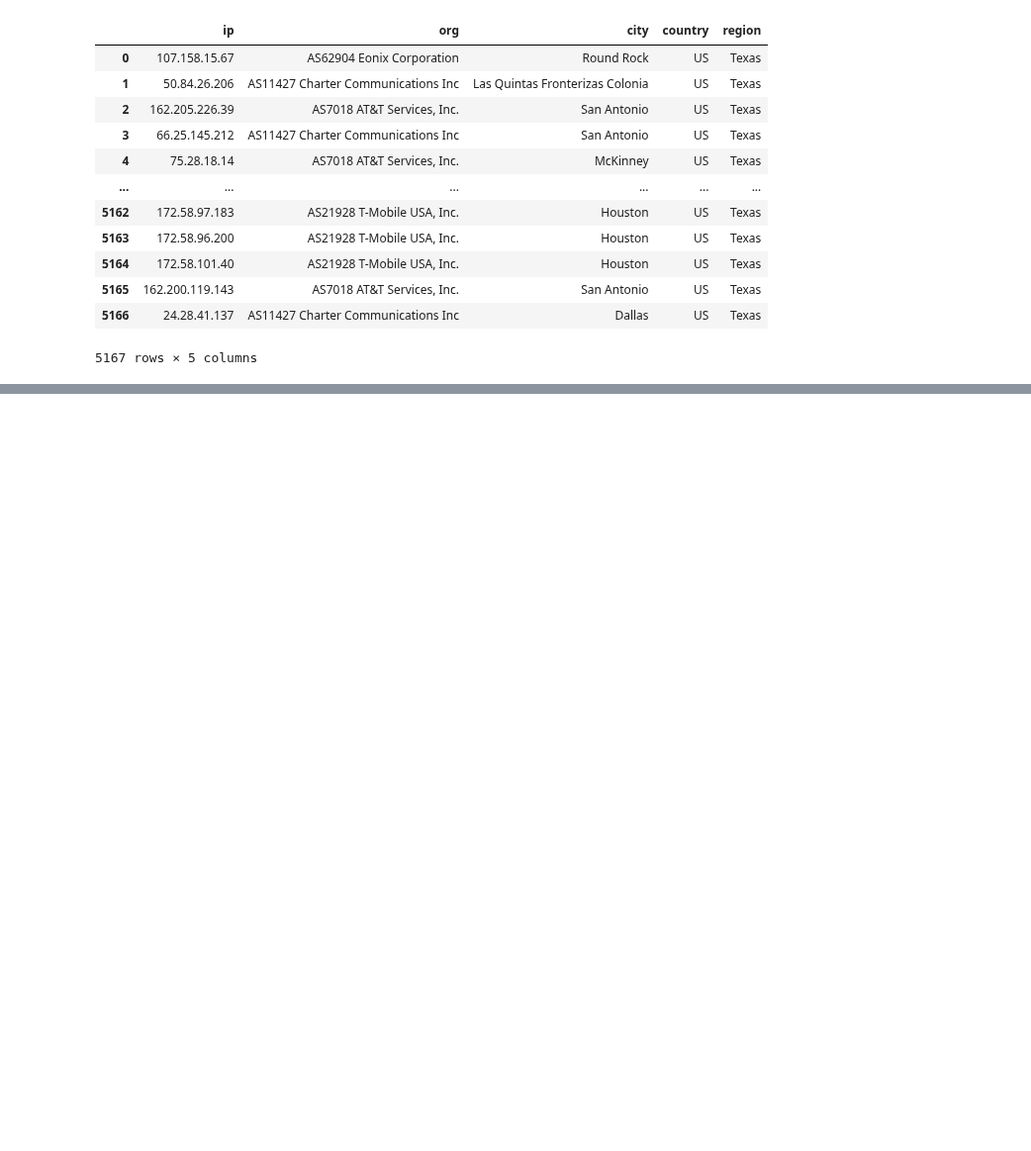
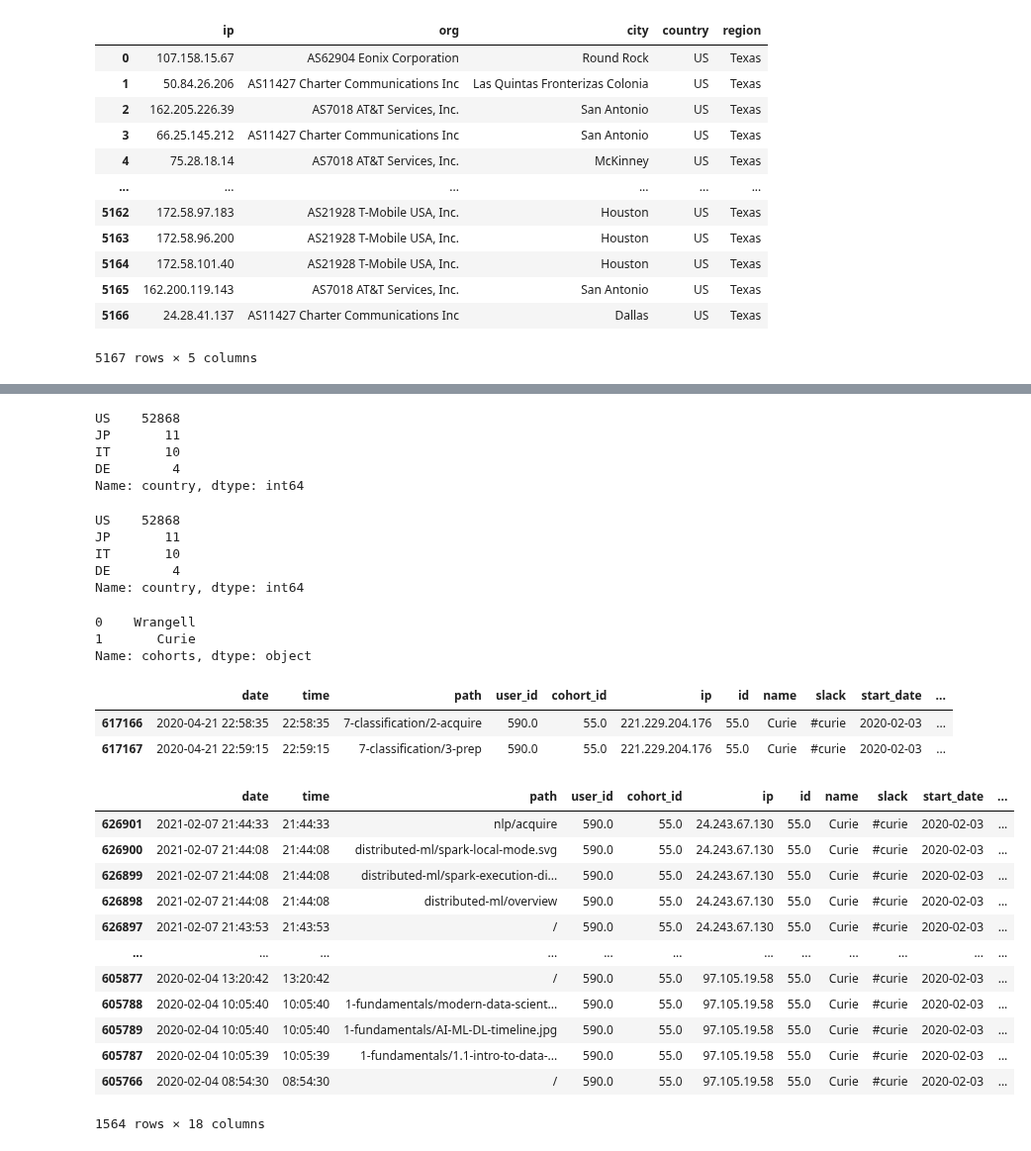
Before and after one commit to AACKV/anomaly_detection_project, a Jupyter notebook: Kyles_notebook.ipynb, the cells around one changed output, grey strips where cells are left out. Shown at 99% size. Drawn from its saved outputs; the diff is of its cells as text; code cells hidden in the pictures; blank space fills up the shorter version.

Commit message:
joined geo data with each entry, unregistered and codeup users

```diff
--- a/Kyles_notebook.ipynb
+++ b/Kyles_notebook.ipynb
@@ -1043,0 +1044,44 @@ memory usage: 103.0+ MB
+# %%
+very_final[very_final.program_id.isna()].country.value_counts()
+# %% [output]
+US    52868
+JP       11
+IT       10
+DE        4
+Name: country, dtype: int64
+# %%
+very_final[very_final.name.isna()].country.value_counts()
+# %% [output]
+US    52868
+JP       11
+IT       10
+DE        4
+Name: country, dtype: int64
+# %%
+pd.Series(very_final[very_final.country=='CN'].name.unique(), name='cohorts')
+# %% [output]
+0    Wrangell
+1       Curie
+Name: cohorts, dtype: object
+# %%
+very_final[(very_final.country=='CN') & (very_final.name=='Curie')]
+# %% [output]
+|  | date | time | path | user_id | cohort_id | ip | id | name | slack | start_date | ... |
+| 617166 | 2020-04-21 22:58:35 | 22:58:35 | 7-classification/2-acquire | 590.0 | 55.0 | 221.229.204.176 | 55.0 | Curie | #curie | 2020-02-03 | ... |
+| 617167 | 2020-04-21 22:59:15 | 22:59:15 | 7-classification/3-prep | 590.0 | 55.0 | 221.229.204.176 | 55.0 | Curie | #curie | 2020-02-03 | ... |
+# %%
+very_final[very_final.user_id == 590].sort_values(by='date', ascending=False)
+# %% [output]
+|  | date | time | path | user_id | cohort_id | ip | id | name | slack | start_date | ... |
+| 626901 | 2021-02-07 21:44:33 | 21:44:33 | nlp/acquire | 590.0 | 55.0 | 24.243.67.130 | 55.0 | Curie | #curie | 2020-02-03 | ... |
+| 626900 | 2021-02-07 21:44:08 | 21:44:08 | distributed-ml/spark-local-mode.svg | 590.0 | 55.0 | 24.243.67.130 | 55.0 | Curie | #curie | 2020-02-03 | ... |
+| 626899 | 2021-02-07 21:44:08 | 21:44:08 | distributed-ml/spark-execution-di... | 590.0 | 55.0 | 24.243.67.130 | 55.0 | Curie | #curie | 2020-02-03 | ... |
+| 626898 | 2021-02-07 21:44:08 | 21:44:08 | distributed-ml/overview | 590.0 | 55.0 | 24.243.67.130 | 55.0 | Curie | #curie | 2020-02-03 | ... |
+| 626897 | 2021-02-07 21:43:53 | 21:43:53 | / | 590.0 | 55.0 | 24.243.67.130 | 55.0 | Curie | #curie | 2020-02-03 | ... |
+| ... | ... | ... | ... | ... | ... | ... | ... | ... | ... | ... | ... |
+| 605877 | 2020-02-04 13:20:42 | 13:20:42 | / | 590.0 | 55.0 | 97.105.19.58 | 55.0 | Curie | #curie | 2020-02-03 | ... |
+| 605788 | 2020-02-04 10:05:40 | 10:05:40 | 1-fundamentals/modern-data-scient... | 590.0 | 55.0 | 97.105.19.58 | 55.0 | Curie | #curie | 2020-02-03 | ... |
+| 605789 | 2020-02-04 10:05:40 | 10:05:40 | 1-fundamentals/AI-ML-DL-timeline.jpg | 590.0 | 55.0 | 97.105.19.58 | 55.0 | Curie | #curie | 2020-02-03 | ... |
+| 605787 | 2020-02-04 10:05:39 | 10:05:39 | 1-fundamentals/1.1-intro-to-data-... | 590.0 | 55.0 | 97.105.19.58 | 55.0 | Curie | #curie | 2020-02-03 | ... |
+| 605766 | 2020-02-04 08:54:30 | 08:54:30 | / | 590.0 | 55.0 | 97.105.19.58 | 55.0 | Curie | #curie | 2020-02-03 | ... |
+1564 rows × 18 columns
```
Also changed, not shown: parts of 37 cells of this notebook, 1 other file.
